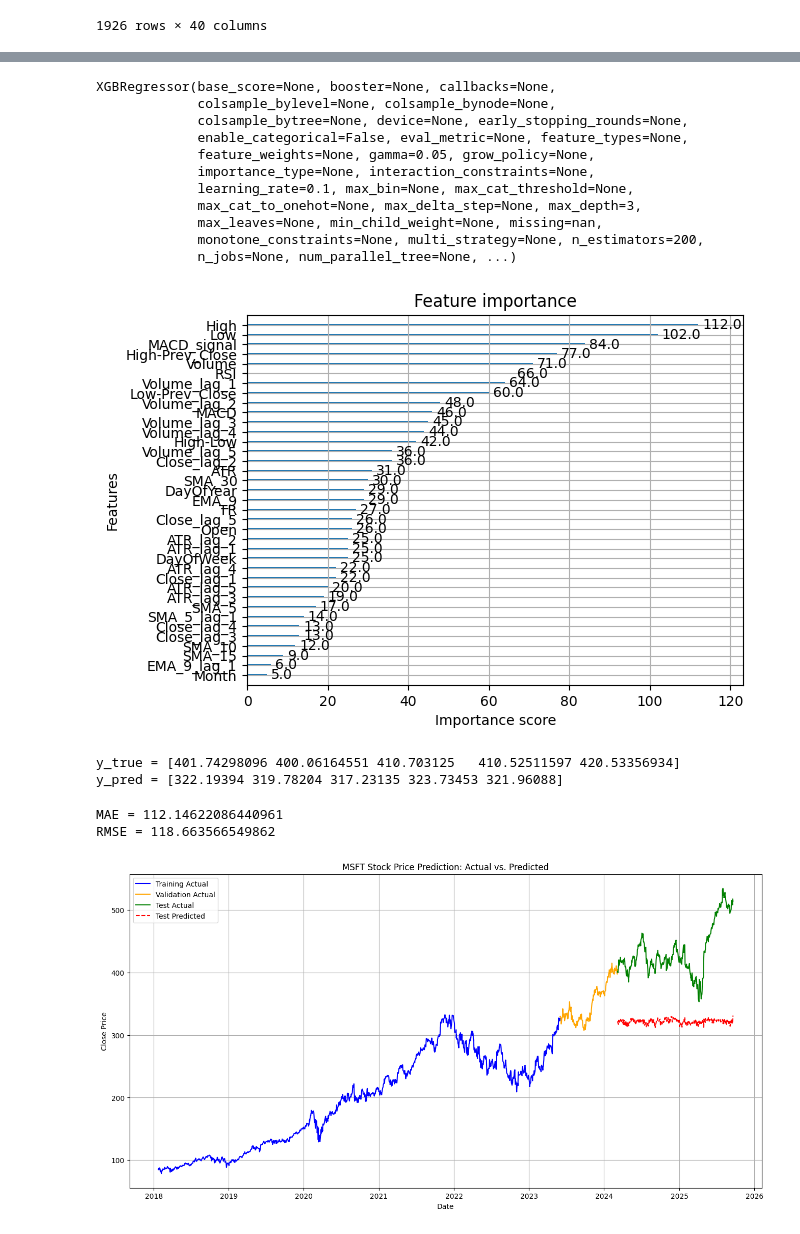
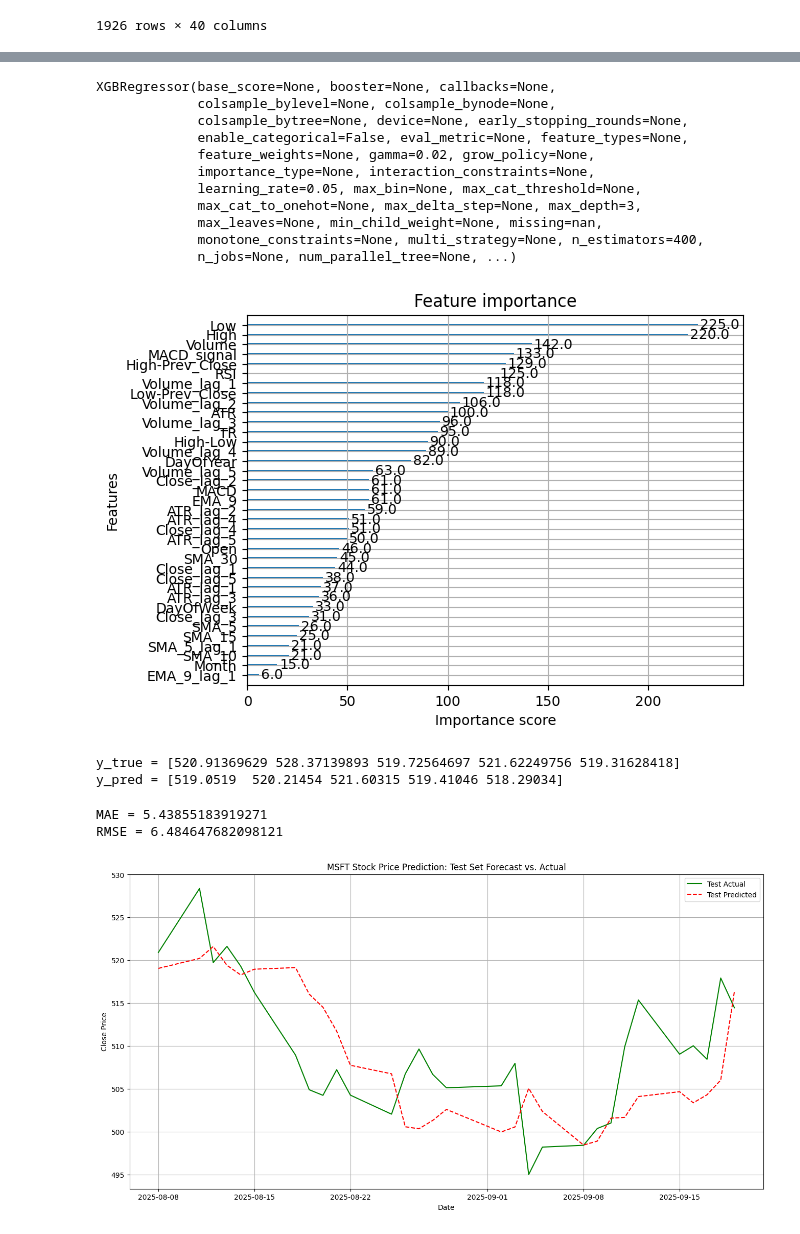
Before and after one commit to JayBro45/stock-forecast-app, a Jupyter notebook: notebooks/05_xgboost.ipynb, the cells around one changed output, grey strips where cells are left out. Cells and saved outputs as stored; diff of their text form; code cells hidden in the pictures.

```diff
--- a/notebooks/05_xgboost.ipynb
+++ b/notebooks/05_xgboost.ipynb
@@ -97,16 +97,8 @@ df = df.dropna()
 # %%
 df.reset_index(drop=True, inplace=True)
 # %%
-n = len(df)
-test_size = 0.2
-valid_size = 0.1
-
-test_split_idx  = int(n * (1 - test_size))
-valid_split_idx = int(n * (1 - (valid_size + test_size)))
-
-train_df = df.iloc[:valid_split_idx].copy()
-valid_df = df.iloc[valid_split_idx: test_split_idx].copy()
-test_df  = df.iloc[test_split_idx:].copy()
+train_df = df.iloc[:-30].copy()
+test_df  = df.iloc[-30:].copy()
 # %%
 df
 # %% [output]
@@ -181,32 +171,31 @@ Wall time: 30.9 s
 # %%
-eval_set = [(X_valid, y_valid)]
 model = xgb.XGBRegressor(**clf.best_params_, objective='reg:squarederror')
-model.fit(X_train, y_train, eval_set=eval_set, verbose=False)
+model.fit(X_train, y_train, verbose=False)
 # %% [output]
 XGBRegressor(base_score=None, booster=None, callbacks=None,
              colsample_bylevel=None, colsample_bynode=None,
              colsample_bytree=None, device=None, early_stopping_rounds=None,
              enable_categorical=False, eval_metric=None, feature_types=None,
-             feature_weights=None, gamma=0.05, grow_policy=None,
+             feature_weights=None, gamma=0.02, grow_policy=None,
              importance_type=None, interaction_constraints=None,
-             learning_rate=0.1, max_bin=None, max_cat_threshold=None,
+             learning_rate=0.05, max_bin=None, max_cat_threshold=None,
              max_cat_to_onehot=None, max_delta_step=None, max_depth=3,
              max_leaves=None, min_child_weight=None, missing=nan,
-             monotone_constraints=None, multi_strategy=None, n_estimators=200,
+             monotone_constraints=None, multi_strategy=None, n_estimators=400,
              n_jobs=None, num_parallel_tree=None, ...)
 # %%
 from xgboost import plot_importance
 plot_importance(model)
 plt.show()
 # %% [output]
-[figure, old version]
+[figure, new version]
 # %%
 y_pred = model.predict(X_test)
 print(f'y_true = {np.array(y_test)[:5]}')
 print(f'y_pred = {y_pred[:5]}')
 # %% [output]
-y_true = [401.74298096 400.06164551 410.703125   410.52511597 420.53356934]
-y_pred = [322.19394 319.78204 317.23135 323.73453 321.96088]
+y_true = [520.91369629 528.37139893 519.72564697 521.62249756 519.31628418]
+y_pred = [519.0519  520.21454 521.60315 519.41046 518.29034]
 # %%
 from sklearn.metrics import mean_absolute_error, mean_squared_error
 mae = mean_absolute_error(y_test, y_pred)
@@ -214,29 +203,24 @@ rmse = np.sqrt(mean_squared_error(y_test, y_pred))
 print(f'MAE = {mae}')
 print(f'RMSE = {rmse}')
 # %% [output]
-MAE = 112.14622086440961
-RMSE = 118.663566549862
+MAE = 5.43855183919271
+RMSE = 6.484647682098121
 # %%
-# Create a new DataFrame for plotting predictions
 predictions_df = test_df[['Date']].copy()
 predictions_df['predicted_close'] = y_pred
 predictions_df['actual_close'] = y_test.values
 
-# Plot the entire dataset's actual close prices
+# Plot the test data's actual and predicted close prices
 plt.figure(figsize=(16, 8))
-plt.plot(train_df['Date'], y_train, label='Training Actual', color='blue')
-plt.plot(valid_df['Date'], y_valid, label='Validation Actual', color='orange')
-
-# Plot the test data's actual and predicted close prices
 plt.plot(predictions_df['Date'], predictions_df['actual_close'], label='Test Actual', color='green')
 plt.plot(predictions_df['Date'], predictions_df['predicted_close'], label='Test Predicted', color='red', linestyle='--')
 
 # Add titles and labels for clarity
-plt.title('MSFT Stock Price Prediction: Actual vs. Predicted')
+plt.title('MSFT Stock Price Prediction: Test Set Forecast vs. Actual')
 plt.xlabel('Date')
 plt.ylabel('Close Price')
 plt.legend()
 plt.grid(True)
 plt.show()
 # %% [output]
-[figure, old version]
+[figure, new version]
```
Also changed, not shown: parts of 2 cells of this notebook, 7 other files.
